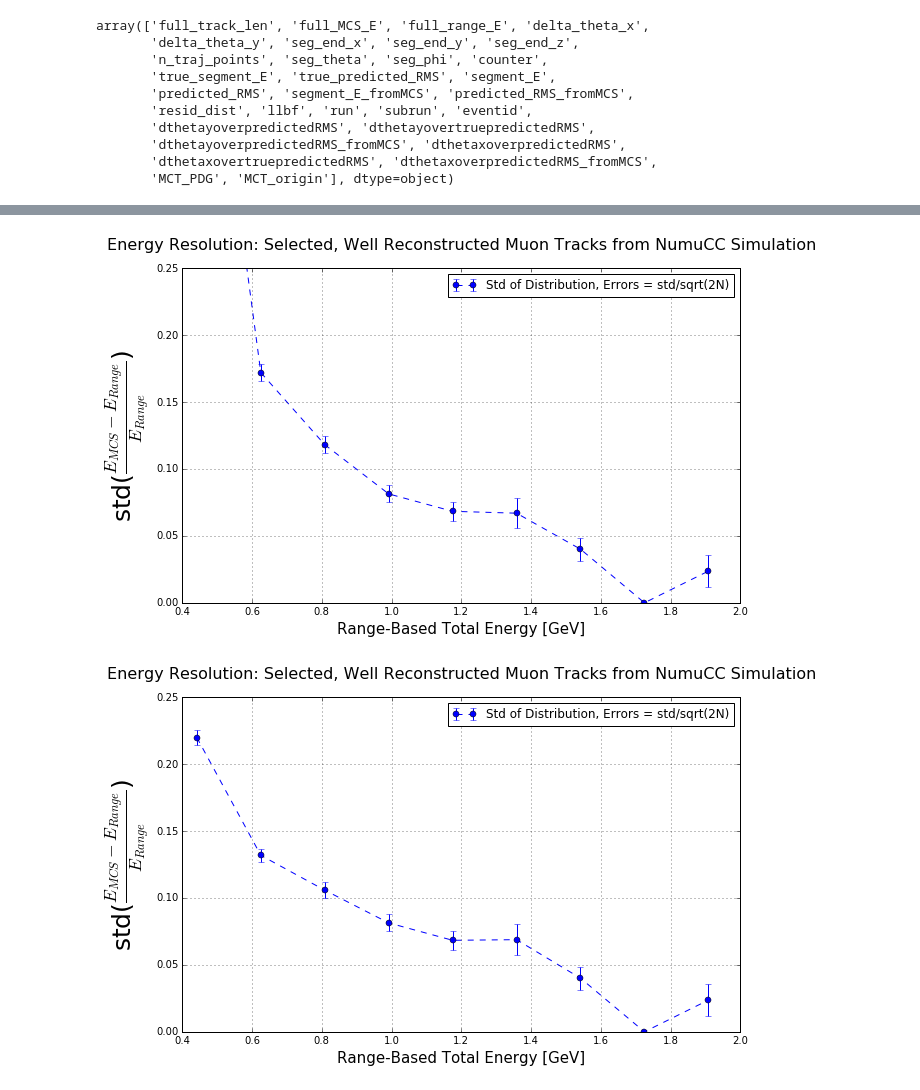
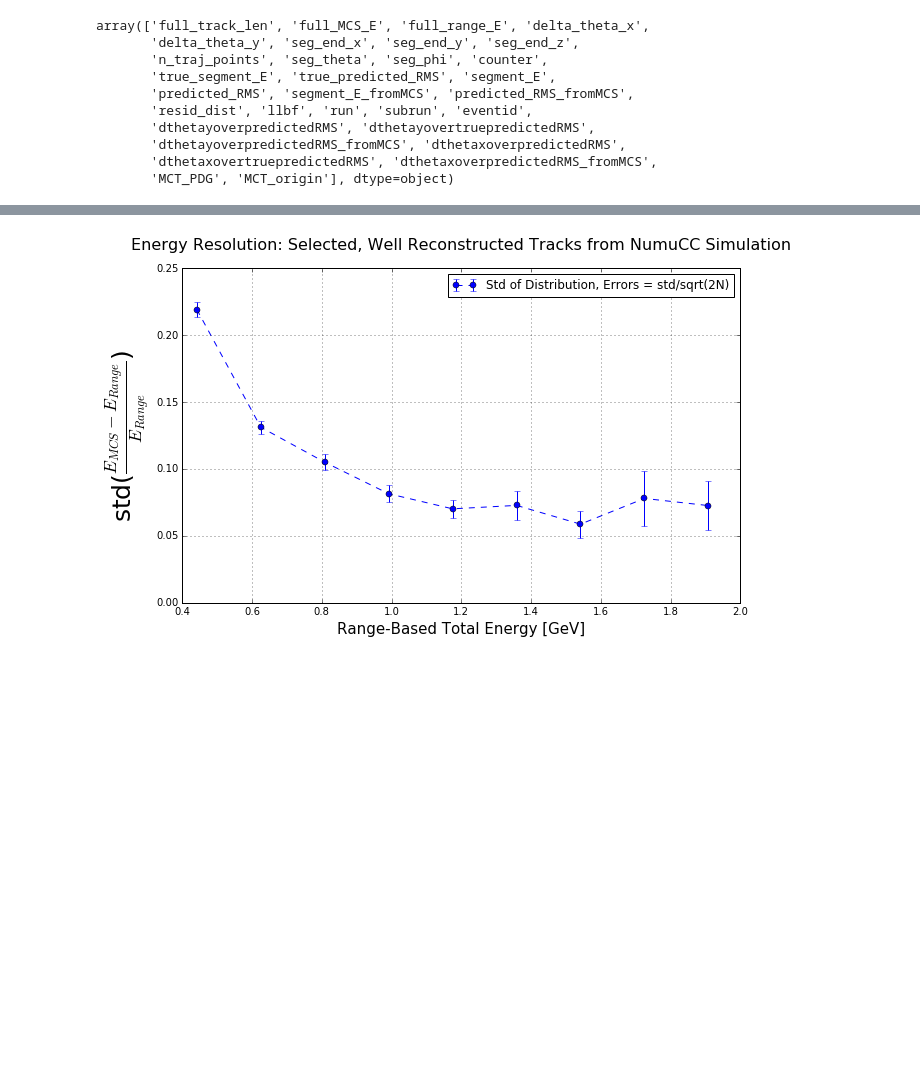
Before and after one commit to kaleko/MCS_Technote, a Jupyter notebook: MCS_paper_work.ipynb, the cells around one changed output, grey strips where cells are left out. Drawn from its saved outputs; the diff is of its cells as text; code cells hidden in the pictures; blank space fills up the shorter version.

```diff
--- a/MCS_paper_work.ipynb
+++ b/MCS_paper_work.ipynb
@@ -25,9 +25,9 @@ myfile = 'MCSBiasStudy_%s_anaout_%dcmseg_2res_bothscatters.root' %( anatype, seg
 titles = {
            'singlemu_mctracks'   : 'Fully Contained Single Muon MCTracks',
            'singlemu_recotracks' : 'Fully Contained, Well Reconstructed Single Muon Tracks',
-           'singletrack_data'    : 'Selected, Well Reconstructed Muon Tracks from NumuCC Data',
+           'singletrack_data'    : 'Selected, Well Reconstructed Tracks from NumuCC Data',
            'full_range_energy'   : 'Range-Based Total Energy [GeV]',
-           'singletrack_MC'      : 'Selected, Well Reconstructed Muon Tracks from NumuCC Simulation',
+           'singletrack_MC'      : 'Selected, Well Reconstructed Tracks from NumuCC Simulation',
            'full_MCS_energy'     : 'MCS Total Energy [GeV]',
            'true_E'              : 'True Total Energy [GeV]'
          }
@@ -470,15 +503,14 @@ def resolution_plot(xvar = 'full_range_energy', xbins = np.linspace(0.35,1,10),
 # %%
 #first, second = resolution_plot(xvar='true_E',draw_fit=False,yvar='full_range_energy',
 #                                xbins=np.linspace(0.35,2,10))
 #blah = plt.ylim((0,0.05))
 #first, second = resolution_plot(xvar='true_E',draw_fit=False)
 #blah = plt.ylim((0,0.4))
-first, second = resolution_plot(xvar='full_range_energy',draw_fit=False,xbins=np.linspace(0.35,2,10))
-blah = plt.ylim((0,0.25))
+#first, second = resolution_plot(xvar='full_range_energy',draw_fit=False,xbins=np.linspace(0.35,2,10))
+#blah = plt.ylim((0,0.25))
 
 first, second = resolution_plot(xvar='full_range_energy',draw_fit=False,xbins=np.linspace(0.35,2,10),\
-                               extraquery = 'MCT_PDG == 13')
+                               extraquery = 'MCT_PDG == 13 or MCT_PDG == -13')
 blah = plt.ylim((0,0.25))
 # %% [output]
-[figure, old version]
+[figure, new version]
-[figure, removed]
```
Also changed, not shown: parts of 10 cells of this notebook, 13 other files.
